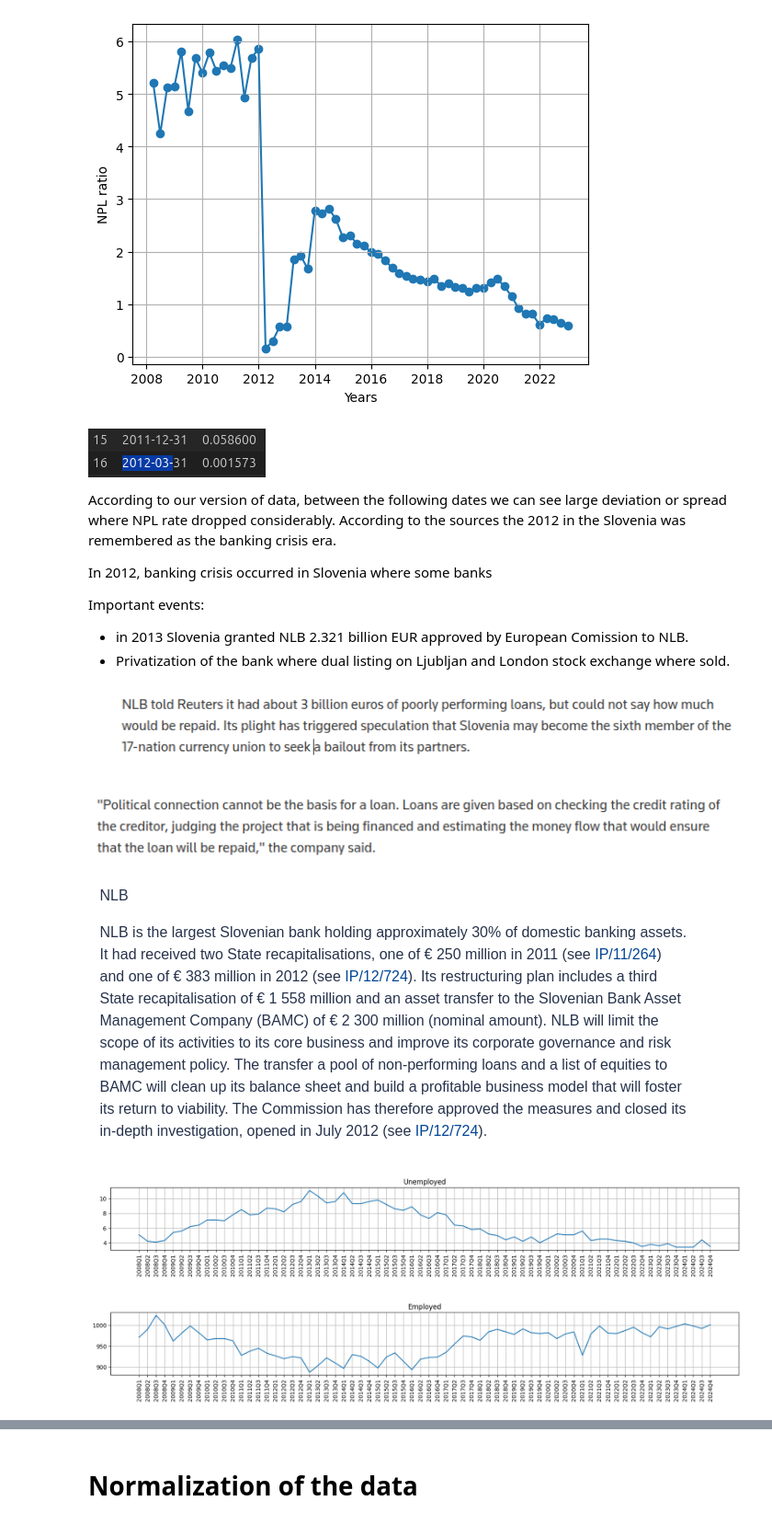
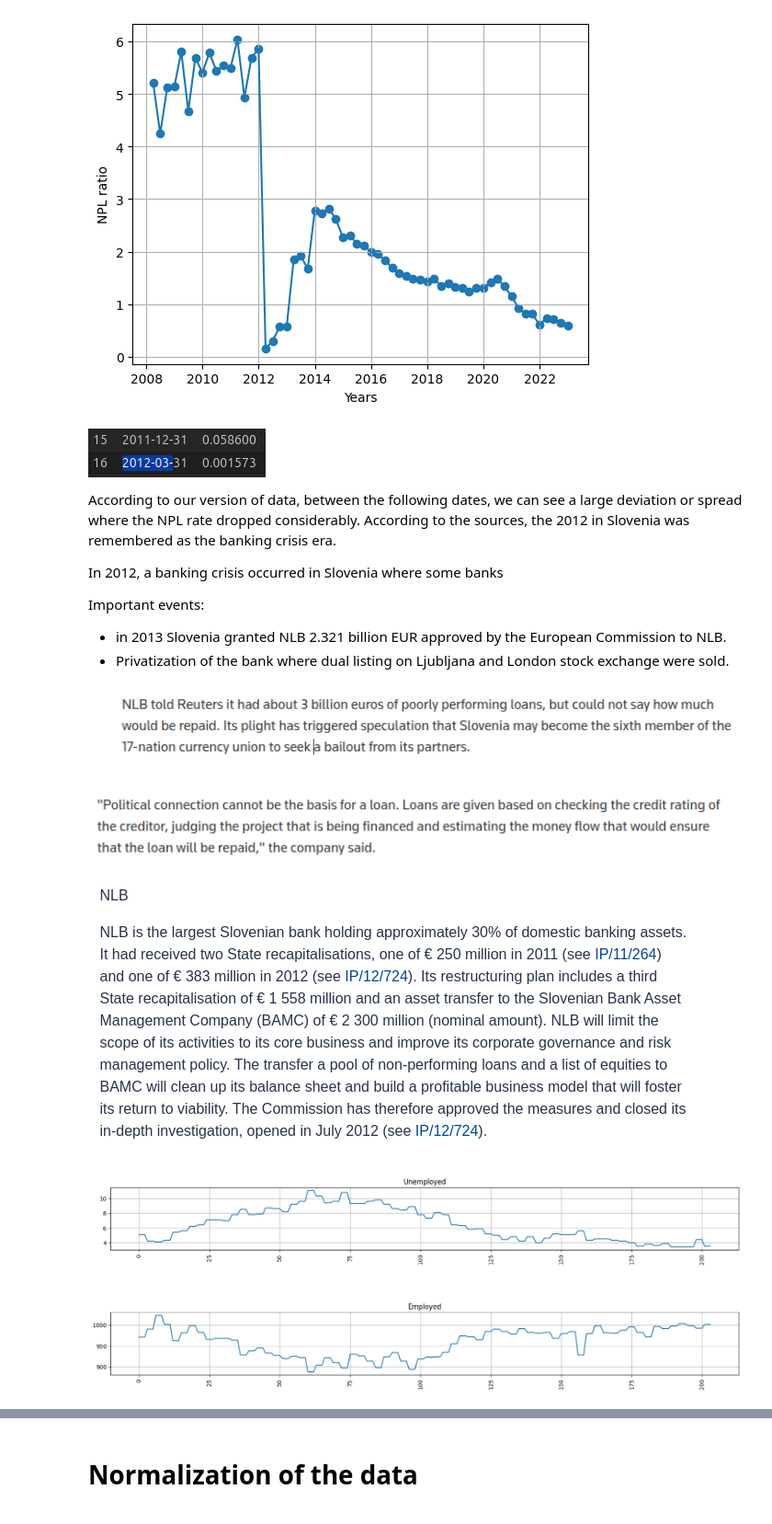
Before and after one commit to dominikstipic/nlb, a Jupyter notebook: ds.ipynb, the cells around one changed output, grey strips where cells are left out. Shown at 92% size. Saved outputs shown, nothing was run; the diff lists cells and outputs as text; code cells hidden in the pictures.

```diff
--- a/ds.ipynb
+++ b/ds.ipynb
@@ -34,6 +46,7 @@ def t(df):
     return df
 
 df_npl = pd.read_excel("datav2/npl_bank.xlsx")
+df_npl["NPL_perc"] = df_npl["NPL"] * 100
 
 df_unempl = read_excel_pandas(filename="macro.xlsx", sheet_name=0)
 df_unempl = df_unempl.set_index("Unemployment")
@@ -51,21 +64,33 @@ df_unempl = read_excel_pandas(filename="macro.xlsx", sheet_name=0)
 df_unempl = df_unempl.set_index("Unemployment")
 df_unempl = t(df_unempl)
 
-
-df_inflation = pd.read_csv("inflation.csv")
-
 df_unempl = df_unempl[df_unempl.columns].loc["TOTAL"]
 df_labour = df_labour[df_labour.columns].loc["TOTAL"]
 df_emply  = df_emply[df_emply.columns].loc["TOTAL"]
 
+#########################
+
+df_unempl2 = df_unempl.to_frame().reset_index()
+df_unempl2 = df_unempl2.rename(columns={"index":"Q"})
+df_unempl2 = df_unempl2.rename(columns={"TOTAL":"unemployeed"})
+
+df_emply2 = df_emply.to_frame().reset_index()
+df_emply2 = df_emply2.rename(columns={"index":"Q"})
+df_emply2 = df_emply2.rename(columns={"TOTAL":"employeed"})
+
+df_inflation = pd.read_csv("inflation.csv")
+df_inflation["DATE"] = pd.to_datetime(df_inflation["DATE"])
+df_inflation = quartals(df_inflation)[["Q", "HICP"]]
+
+df = df_unempl2.merge(df_emply2, on="Q")
+df = df.merge(df_inflation, on="Q")
+#########################
+
 ds = {
     "unemployed": df_unempl,
-    "emply": df_emply
+    "emply": df_emply,
+    "inflation": df_inflation
 }
-
-df = pd.DataFrame.from_dict(ds)
-
-df_npl["NPL_perc"] = df_npl["NPL"] * 100
 # %% [markdown]
 #### Covariance matrix
 On the next chart we can see the visualization of the feature pairing and histograms.
@@ -107,15 +151,15 @@ _=plt.ylabel("NPL ratio")
 # %% [markdown]
 ![image.png](attachment:image.png)
 
-According to our version of data, between the following dates we can see large deviation or spread where NPL rate dropped considerably.
-According to the sources the 2012 in the Slovenia was remembered as the banking crisis era.
+According to our version of data, between the following dates, we can see a large deviation or spread where the NPL rate dropped considerably.
+According to the sources, the 2012 in Slovenia was remembered as the banking crisis era.
 
 
-In 2012, banking crisis occurred in Slovenia where some banks
+In 2012, a banking crisis occurred in Slovenia where some banks
 
 Important events:
-* in 2013 Slovenia granted NLB 2.321 billion EUR approved by European Comission to NLB.
-* Privatization of the bank where dual listing on Ljubljan and London stock exchange where sold.
+* in 2013 Slovenia granted NLB 2.321 billion EUR approved by the European Commission to NLB.
+* Privatization of the bank where dual listing on Ljubljana and London stock exchange were sold.
 
 ![image-2.png](attachment:image-2.png)
 
@@ -125,20 +169,20 @@ Important events:
 # %%
 import warnings
 warnings.filterwarnings('ignore')
 fig, (ax1, ax2) = plt.subplots(2, 1, figsize=(20, 6))
 
 ax1.set_title("Unemployed")
-ax1.plot(df.unemployed)
+ax1.plot(df.unemployeed)
 ax1.grid(True)
 _=ax1.set_xticklabels(ax1.get_xticklabels(), rotation=90)
 
 plt.subplots_adjust(hspace=1, wspace=0.4)
 
 
 ax2.set_title("Employed")
-ax2.plot(df.emply)
+ax2.plot(df.employeed)
 ax2.grid(True)
 _=ax2.set_xticklabels(ax2.get_xticklabels(), rotation=90)
 # %% [output]
-[figure, old version]
+[figure, new version]
 # %% [markdown]
```
Also changed, not shown: parts of 25 cells of this notebook, 3 other files.
